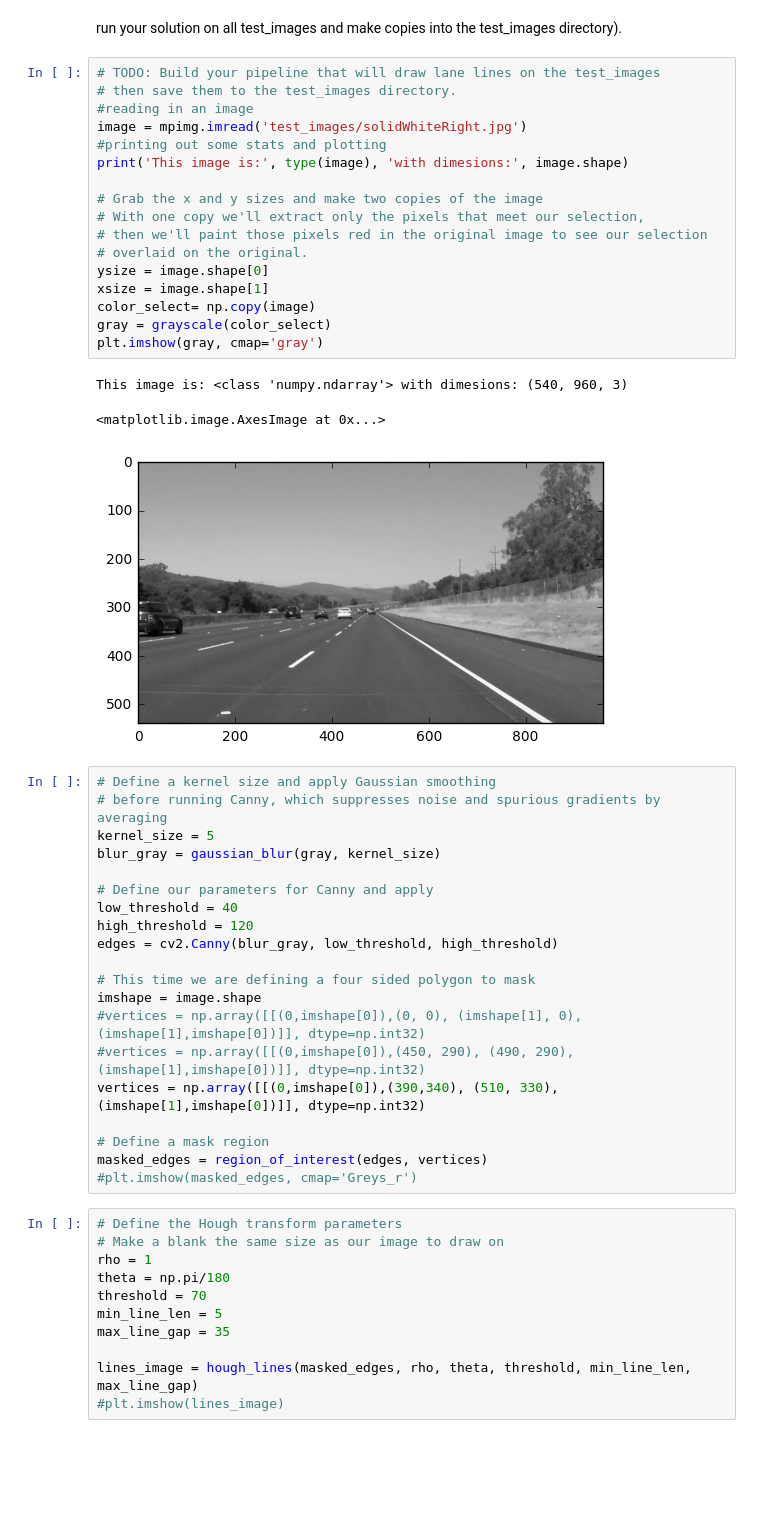
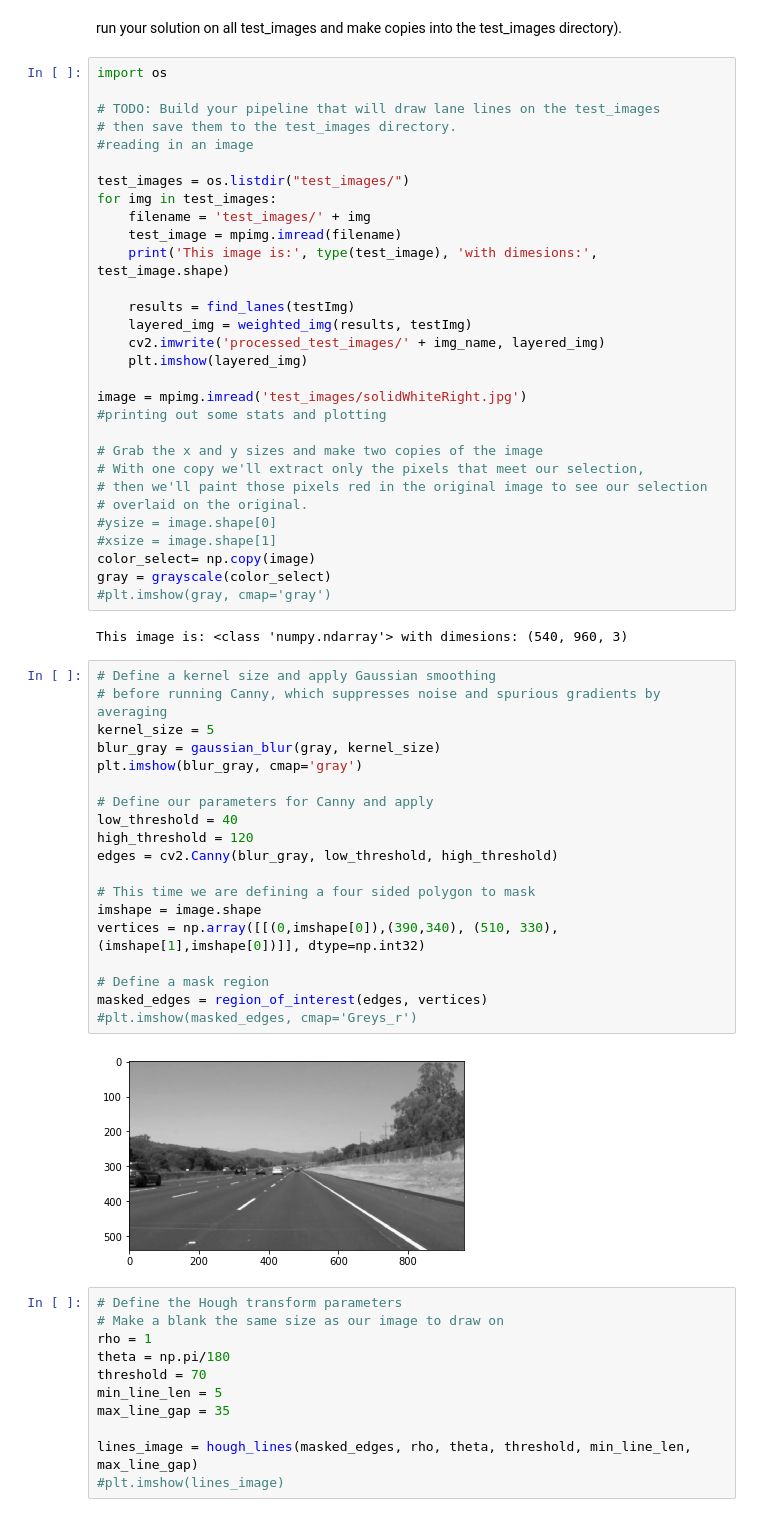
Before and after one commit to SnoopyCafe/dev, a Jupyter notebook: python/udacity/CarND-LaneLines-P1/P1.ipynb, the cells around one changed output. Drawn from its saved outputs; the diff is of its cells as text; blank space fills up the shorter version.

```diff
--- a/python/udacity/CarND-LaneLines-P1/P1.ipynb
+++ b/python/udacity/CarND-LaneLines-P1/P1.ipynb
@@ -166,46 +154,58 @@ os.listdir("test_images/")
 # %% [markdown]
 run your solution on all test_images and make copies into the test_images directory).
 # %%
+import os
+
 # TODO: Build your pipeline that will draw lane lines on the test_images
 # then save them to the test_images directory.
 #reading in an image
+
+test_images = os.listdir("test_images/")
+for img in test_images:
+    filename = 'test_images/' + img
+    test_image = mpimg.imread(filename)
+    print('This image is:', type(test_image), 'with dimesions:', test_image.shape)
+
+    results = find_lanes(testImg)
+    layered_img = weighted_img(results, testImg)
+    cv2.imwrite('processed_test_images/' + img_name, layered_img)
+    plt.imshow(layered_img)
+
 image = mpimg.imread('test_images/solidWhiteRight.jpg')
 #printing out some stats and plotting
-print('This image is:', type(image), 'with dimesions:', image.shape)
 
 # Grab the x and y sizes and make two copies of the image
 # With one copy we'll extract only the pixels that meet our selection,
 # then we'll paint those pixels red in the original image to see our selection
 # overlaid on the original.
-ysize = image.shape[0]
-xsize = image.shape[1]
+#ysize = image.shape[0]
+#xsize = image.shape[1]
 color_select= np.copy(image)
 gray = grayscale(color_select)
-plt.imshow(gray, cmap='gray')
+#plt.imshow(gray, cmap='gray')
 # %% [output]
 This image is: <class 'numpy.ndarray'> with dimesions: (540, 960, 3)
-<matplotlib.image.AxesImage at 0x...>
-[figure, removed]
 # %%
 # Define a kernel size and apply Gaussian smoothing
 # before running Canny, which suppresses noise and spurious gradients by averaging
 kernel_size = 5
 blur_gray = gaussian_blur(gray, kernel_size)
+plt.imshow(blur_gray, cmap='gray')
 
 # Define our parameters for Canny and apply
 low_threshold = 40
 high_threshold = 120
 edges = cv2.Canny(blur_gray, low_threshold, high_threshold)
 
 # This time we are defining a four sided polygon to mask
 imshape = image.shape
-#vertices = np.array([[(0,imshape[0]),(0, 0), (imshape[1], 0), (imshape[1],imshape[0])]], dtype=np.int32)
-#vertices = np.array([[(0,imshape[0]),(450, 290), (490, 290), (imshape[1],imshape[0])]], dtype=np.int32)
 vertices = np.array([[(0,imshape[0]),(390,340), (510, 330), (imshape[1],imshape[0])]], dtype=np.int32)
 
 # Define a mask region
 masked_edges = region_of_interest(edges, vertices)
 #plt.imshow(masked_edges, cmap='Greys_r')
+# %% [output]
+[figure, added]
 # %%
 # Define the Hough transform parameters
 # Make a blank the same size as our image to draw on
```
Also changed, not shown: parts of 6 cells of this notebook, 2 other files.
